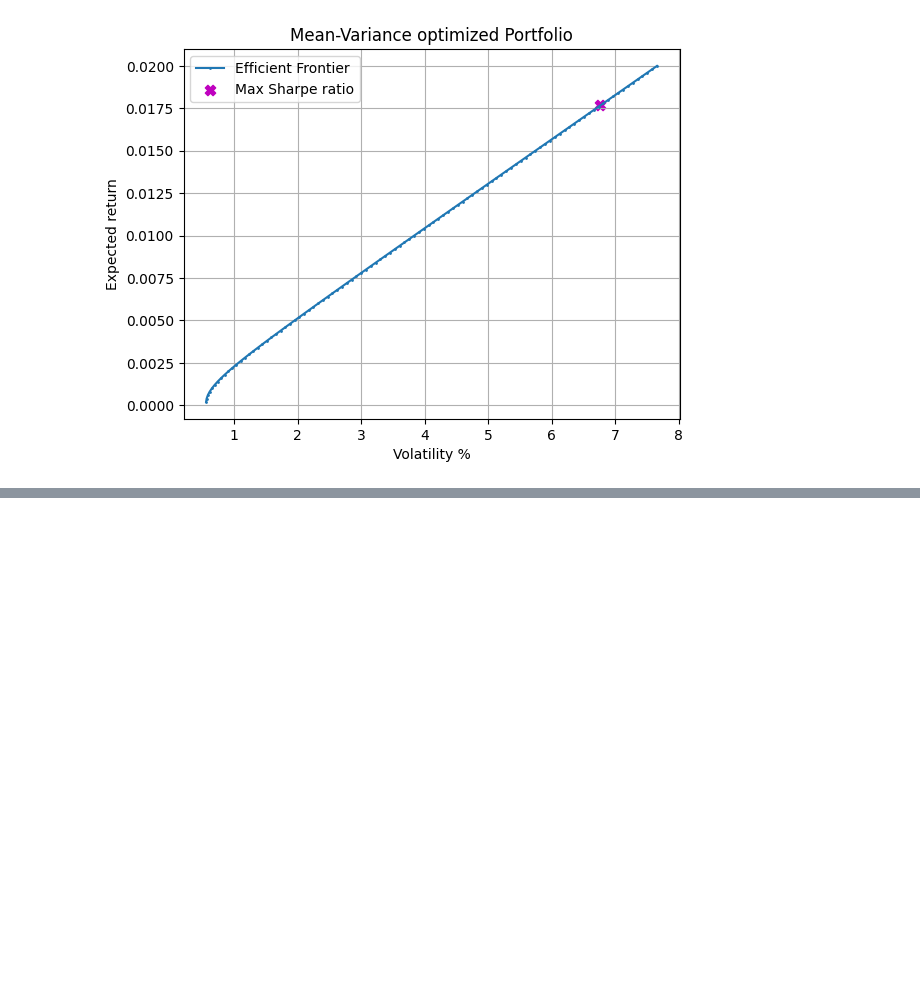
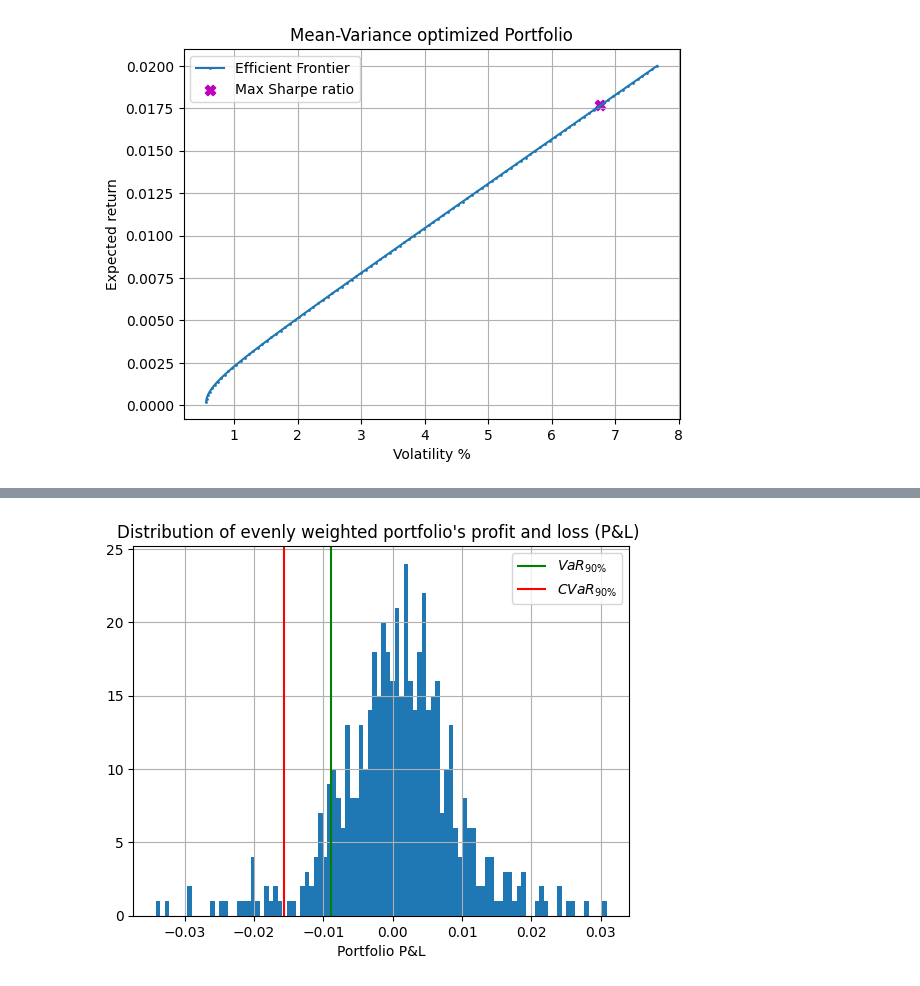
Before and after one commit to conformist89/optim-methods-asset-in-management, a Jupyter notebook: optim-intervace.ipynb, the cells around one changed output, grey strips where cells are left out. Cells and saved outputs as stored; diff of their text form; code cells hidden in the pictures; blank space fills up the shorter version.

```diff
--- a/optim-intervace.ipynb
+++ b/optim-intervace.ipynb
@@ -125,0 +129,12 @@ plot_efficient_frontier(front_returns, mean_return_matrix, cov_matrix, rf)
+# %%
+conf_level = 0.9
+# %%
+mean_daily_ret_port = stock_returns.drop(columns=["date"]).mean(axis=1)
+# %%
+var90 = get_var(mean_daily_ret_port, conf_level)
+# %%
+cvar90 = get_cvar(mean_daily_ret_port, conf_level)
+# %%
+plot_var_cvar(mean_daily_ret_port, var90, cvar90, conf_level)
+# %% [output]
+[figure, added]
```
Also changed, not shown: parts of 2 cells of this notebook, 1 other file.
